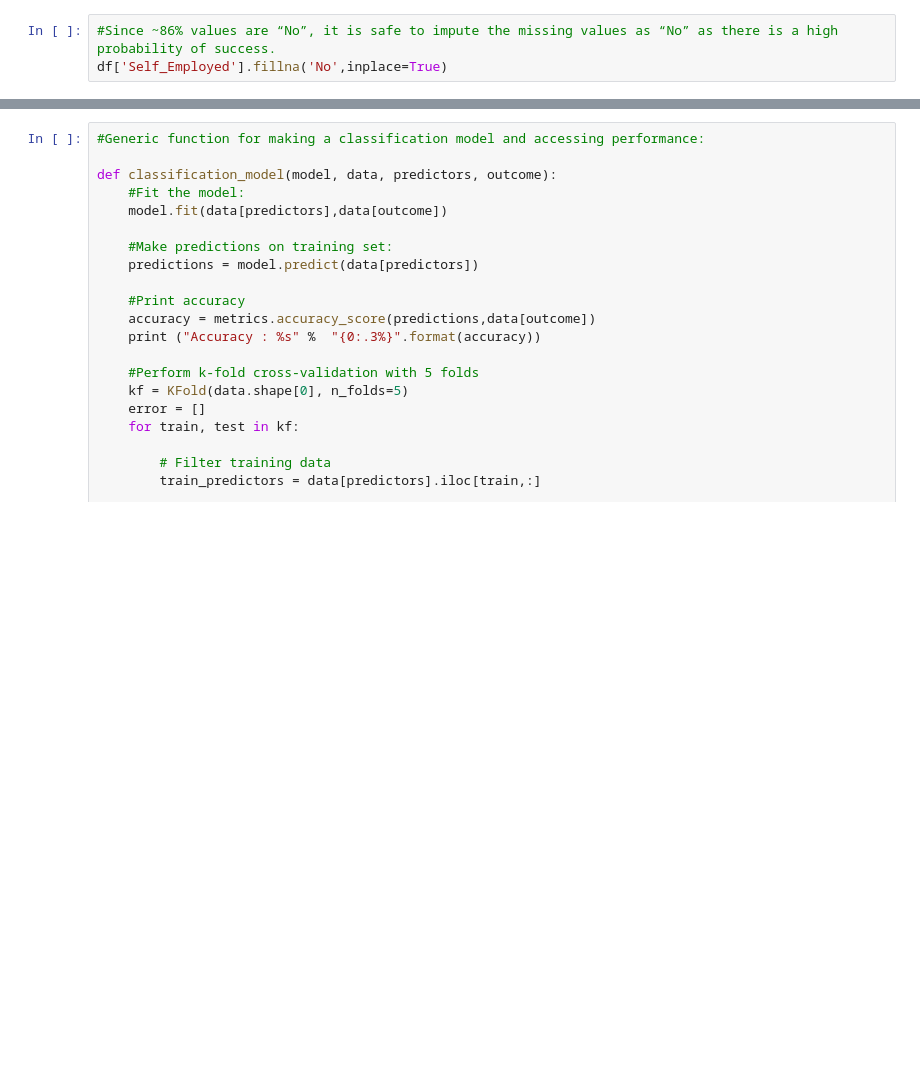
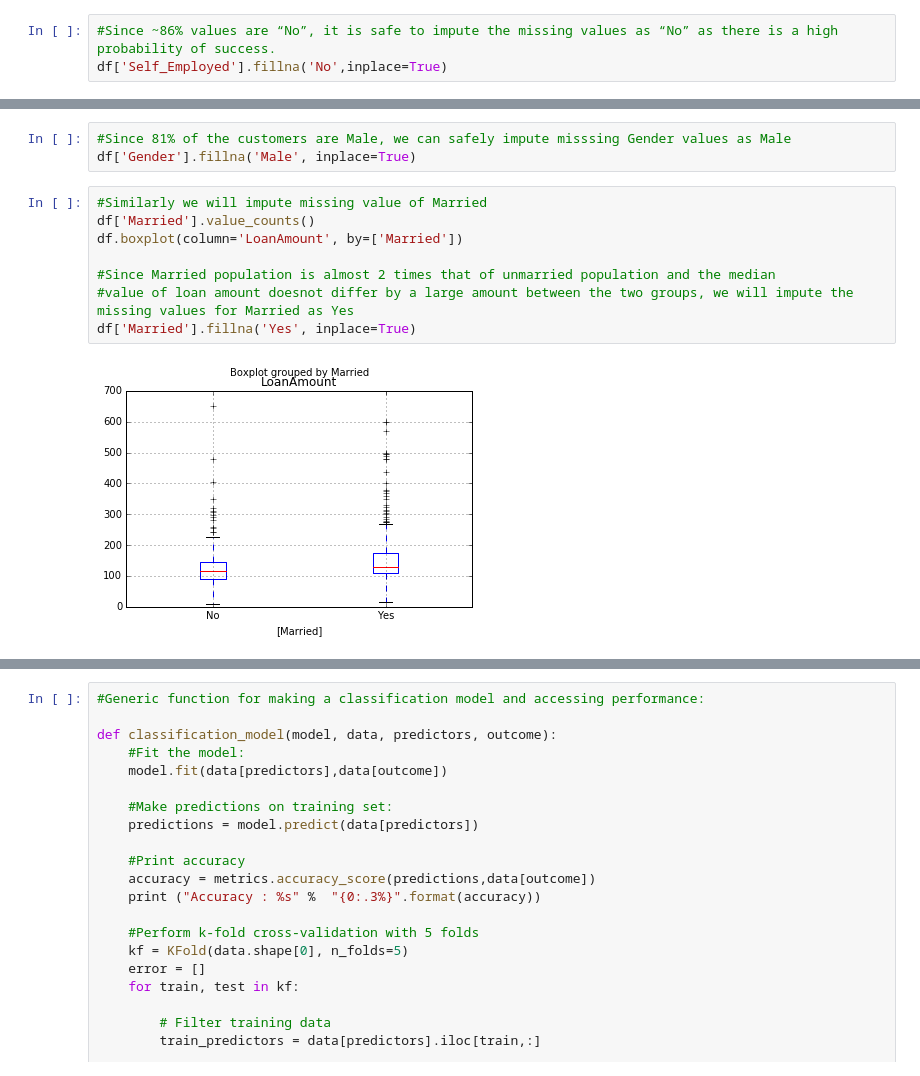
Before and after one commit to Deb23/Predicting-Loan-status-for-an-applicant, a Jupyter notebook: Predicting Loan Status.ipynb, the cells around one changed output, grey strips where cells are left out. Drawn from its saved outputs; the diff is of its cells as text; blank space fills up the shorter version.

```diff
--- a/Predicting Loan Status.ipynb
+++ b/Predicting Loan Status.ipynb
@@ -108,0 +216,13 @@ df['LoanAmount_log'].hist(bins=20)
+# %%
+#Since 81% of the customers are Male, we can safely impute misssing Gender values as Male
+df['Gender'].fillna('Male', inplace=True)
+# %%
+#Similarly we will impute missing value of Married
+df['Married'].value_counts()
+df.boxplot(column='LoanAmount', by=['Married'])
+
+#Since Married population is almost 2 times that of unmarried population and the median
+#value of loan amount doesnot differ by a large amount between the two groups, we will impute the missing values for Married as Yes
+df['Married'].fillna('Yes', inplace=True)
+# %% [output]
+[figure, added]
```
Also changed, not shown: parts of 36 cells of this notebook.
